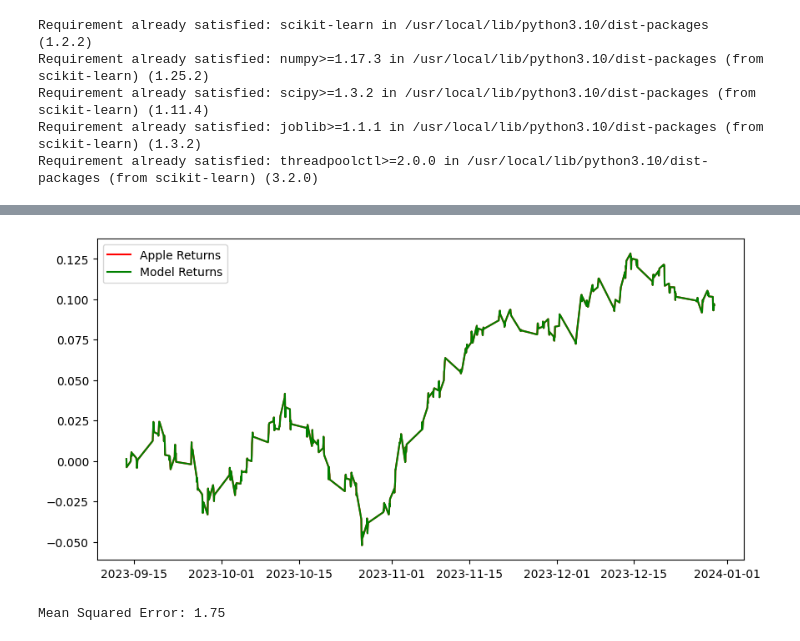
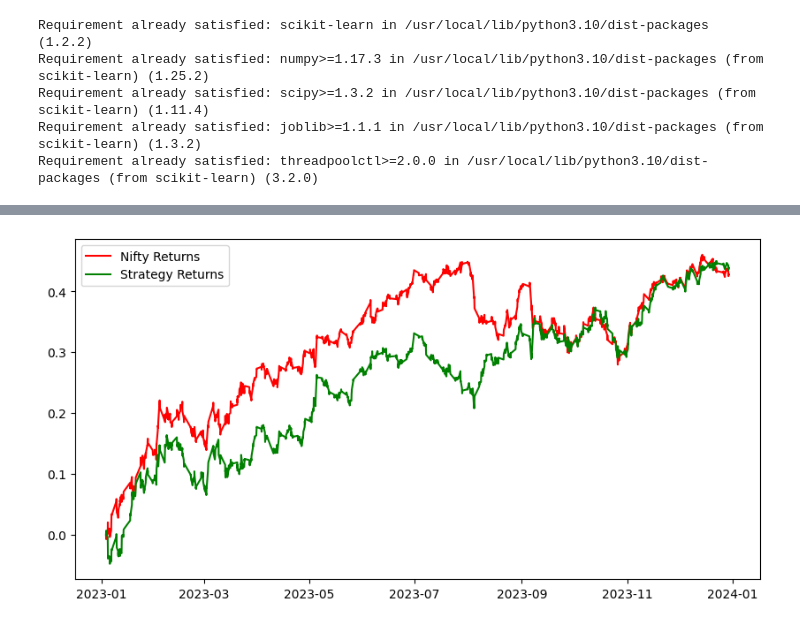
Before and after one commit to inuneko89/DADS_6003, a Jupyter notebook: Logistic_Regression.ipynb, the cells around one changed output, grey strips where cells are left out. Drawn from its saved outputs; the diff is of its cells as text; code cells hidden in the pictures.

```diff
--- a/Logistic_Regression.ipynb
+++ b/Logistic_Regression.ipynb
@@ -73,5 +68,6 @@ interval = '1h'
 start = '2023-1-1'
 end = '2023-12-31'
 df = tesla.history(interval=interval,start=start,end=end)
+df.drop(columns=['Volume', 'Dividends', 'Stock Splits'], inplace=True)
 df
 # %% [output]
@@ -153,6 +149,6 @@ y_train = y_train[valid_indices]
 X_train, X_test, y_train, y_test = train_test_split(X_train, y_train, test_size=0.3, random_state=42)
 
 # สร้างและฝึกโมเดล Logistic Regression
-model = LogisticRegression(max_iter=1000)
+model = LogisticRegression()
 model.fit(X_train, y_train)
 # %% [output]
@@ -245,42 +299,24 @@ print(cross_val.mean())
 # %%
 from sklearn.impute import SimpleImputer
 
-# สร้าง SimpleImputer
-imputer = SimpleImputer(strategy='mean')
-
-# แทนที่ค่าที่หายไปใน X ด้วยค่าเฉลี่ยของแต่ละคอลัมน์
-X_imputed = imputer.fit_transform(X)
-
-# ทำนายสัญญาณด้วยโมเดล Logistic Regression
 predicted_signal = model.predict(X_imputed)
 
 # เพิ่มคอลัมน์ Predicted_Signal ใน DataFrame
 df['Predicted_Signal'] = predicted_signal
 
 # คำนวณผลตอบแทนของ Nifty
 df['Nifty_returns'] = np.log(df['Close'] / df['Close'].shift(1))
-Cumulative_Nifty_returns = np.cumsum(df[split:]['Nifty_returns'])
+Cumulative_Nifty_returns = np.cumsum(df['Nifty_returns'])  # ต้องกำหนด split ตามที่เหมาะสม
 
 # คำนวณผลตอบแทนของกลยุทธ์
 df['Strategy_returns'] = df['Nifty_returns'] * df['Predicted_Signal'].shift(1)
-Cumulative_Strategy_returns = np.cumsum(df[split:]['Strategy_returns'])
+Cumulative_Strategy_returns = np.cumsum(df['Strategy_returns'])  # ต้องกำหนด split ตามที่เหมาะสม
 
 # พล็อตกราฟ
 plt.figure(figsize=(10,5))
-plt.plot(Cumulative_Nifty_returns, color='r',label = 'Apple Returns')
-plt.plot(Cumulative_Strategy_returns, color='g', label = 'Model Returns')
+plt.plot(Cumulative_Nifty_returns, color='r',label = 'Nifty Returns')  # ปรับชื่อรายการให้เป็น 'Nifty Returns'
+plt.plot(Cumulative_Strategy_returns, color='g', label = 'Strategy Returns')  # ปรับชื่อรายการให้เป็น 'Strategy Returns'
 plt.legend()
 plt.show()
 # %% [output]
-[figure, old version]
+[figure, new version]
-# %%
- from sklearn.metrics import mean_squared_error
-
-# ทำนายสัญญาณในชุดข้อมูลทดสอบ
-predicted_signals_test = model.predict(X_test)
-
-# คำนวณ MSE
-mse = mean_squared_error(y_test, predicted_signals_test)
-print("Mean Squared Error:", mse)
-# %% [output]
-Mean Squared Error: 1.75
```
Also changed, not shown: parts of 14 cells of this notebook.
